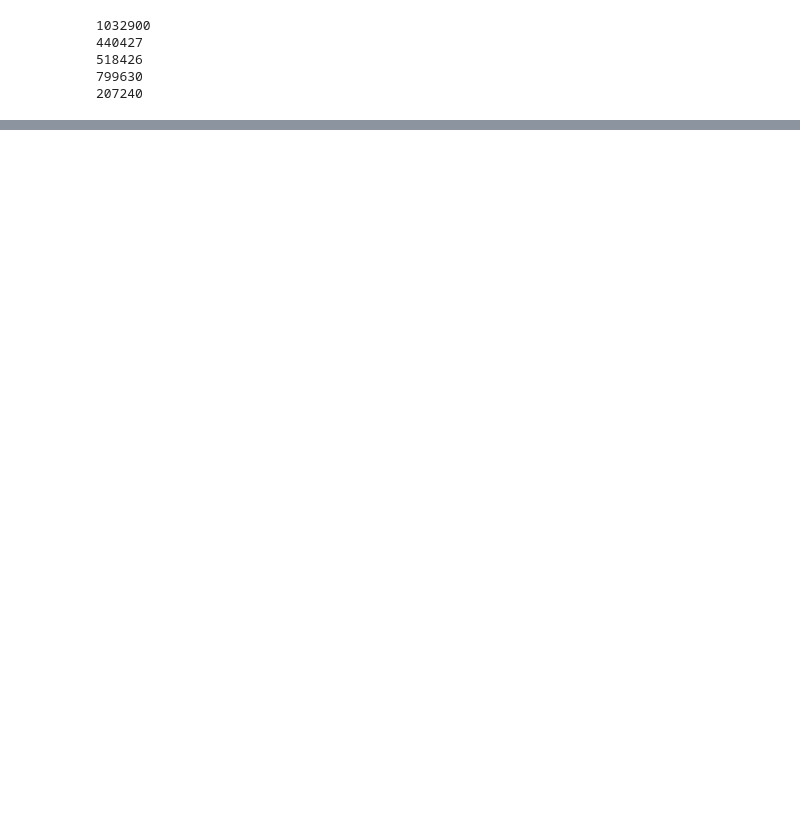
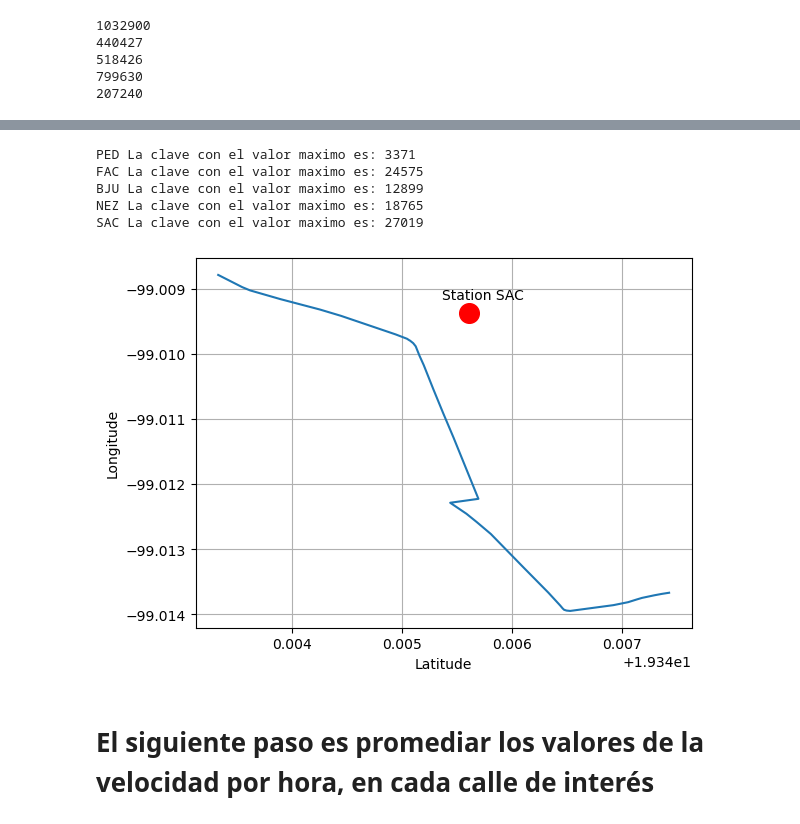
Before and after one commit to vlegaria/air_pollution, a Jupyter notebook: traffic_flow/vector/traffic_flow_processing.ipynb, the cells around one changed output, grey strips where cells are left out. Saved outputs shown, nothing was run; the diff lists cells and outputs as text; code cells hidden in the pictures; blank space fills up the shorter version.

```diff
--- a/traffic_flow/vector/traffic_flow_processing.ipynb
+++ b/traffic_flow/vector/traffic_flow_processing.ipynb
@@ -360,0 +503,58 @@ TypeError: string indices must be integers, not 'str'
+# %%
+def calcular_longitud_calle(puntos):
+    longitud_total = 0.0
+    for i in range(len(puntos) - 1):
+        x1, y1 = puntos[i]
+        x2, y2 = puntos[i + 1]
+        distancia = math.sqrt((x2 - x1)**2 + (y2 - y1)**2)
+        longitud_total += distancia
+    return longitud_total
+# %%
+dict_biggest_streets = {}
+for station_name in EMCAS:
+
+    dir_file = "C:/Users/valer/Documents/CIC/doctorado/air_pollution_data/streets/streets_"
+    dir_file = dir_file + station_name + ".json"
+    with open(dir_file, "r") as j:
+        streets = json.load(j)
+
+    dict_list = {}
+    for streetID in streets.keys():
+        coordinates = streets[streetID]
+        longitud = calcular_longitud_calle(coordinates)
+        dict_list[streetID] = longitud
+
+    clave_maxima, valor_maximo = max(dict_list.items(), key=lambda x: x[1])
+    print(station_name, "La clave con el valor maximo es:", clave_maxima)
+
+    dict_biggest_streets[station_name] = streets[clave_maxima]
+#"""
+plt.figure()
+for coords in [streets[clave_maxima]]:
+    x = [punto[0] for punto in coords]
+    y = [punto[1] for punto in coords]
+    plt.plot(x, y)
+station_latitude = EMCAS_data[EMCAS_data["Key"]==station_name].Latitude.values[0]
+station_longitude = EMCAS_data[EMCAS_data["Key"]==station_name].Longitude.values[0]
+plt.scatter([station_latitude], [station_longitude], color='red', marker='o', s=200, label='SAC')
+name = "Station "+ station_name
+plt.annotate(name, (station_latitude, station_longitude), xytext=(-20, 10), textcoords='offset points', color='black')
+plt.grid(True)
+plt.xlabel('Latitude')
+plt.ylabel('Longitude')
+plt.show()
+#"""
+
+
+dir_dict_biggest_streets = "C:/Users/valer/Documents/CIC/doctorado/air_pollution_data/dict_biggest_streets.json"
+with open(dir_dict_biggest_streets, "w") as j:
+    json.dump(dict_biggest_streets, j)
+# %% [output]
+PED La clave con el valor maximo es: 3371
+FAC La clave con el valor maximo es: 24575
+BJU La clave con el valor maximo es: 12899
+NEZ La clave con el valor maximo es: 18765
+SAC La clave con el valor maximo es: 27019
+[figure, added]
+# %% [markdown]
+# El siguiente paso es promediar los valores de la velocidad por hora, en cada calle de interés
```
Also changed, not shown: parts of 33 cells of this notebook, 6 other files.
